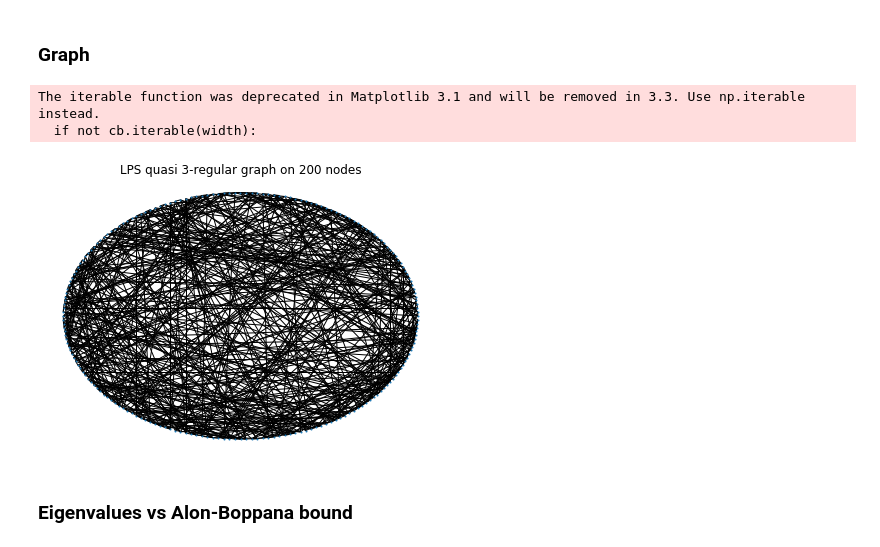
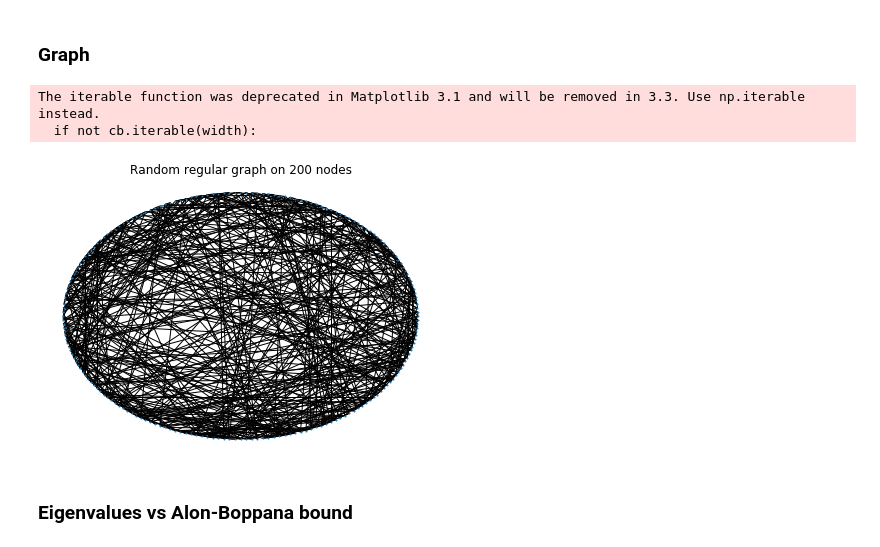
Before and after one commit to sauxpa/expander_graphs, a Jupyter notebook: random_regular_graphs.ipynb, the cells around one changed output. Saved outputs shown, nothing was run; the diff lists cells and outputs as text; code cells hidden in the pictures.

```diff
--- a/random_regular_graphs.ipynb
+++ b/random_regular_graphs.ipynb
@@ -21,18 +21,18 @@ G = builder.G
 # %%
 # save layout
 pos = nx.shell_layout(G)
 
 fig, ax = plt.subplots(figsize=(7, 5), nrows=1, ncols=1)
 
 nx.draw_networkx(G, pos=pos, ax=ax, with_labels=False, node_size=1)
-ax.set_title('LPS quasi 3-regular graph on {} nodes'.format(G.number_of_nodes()))
+ax.set_title('Random regular graph on {} nodes'.format(G.number_of_nodes()))
 ax.axis('off')
 
 plt.show()
 # %% [output]
 The iterable function was deprecated in Matplotlib 3.1 and will be removed in 3.3. Use np.iterable instead.
   if not cb.iterable(width):
-[figure, old version]
+[figure, new version]
 # %% [markdown]
 ### Eigenvalues vs Alon-Boppana bound
 # %%
```
Also changed, not shown: parts of 5 cells of this notebook, 4 other files.
